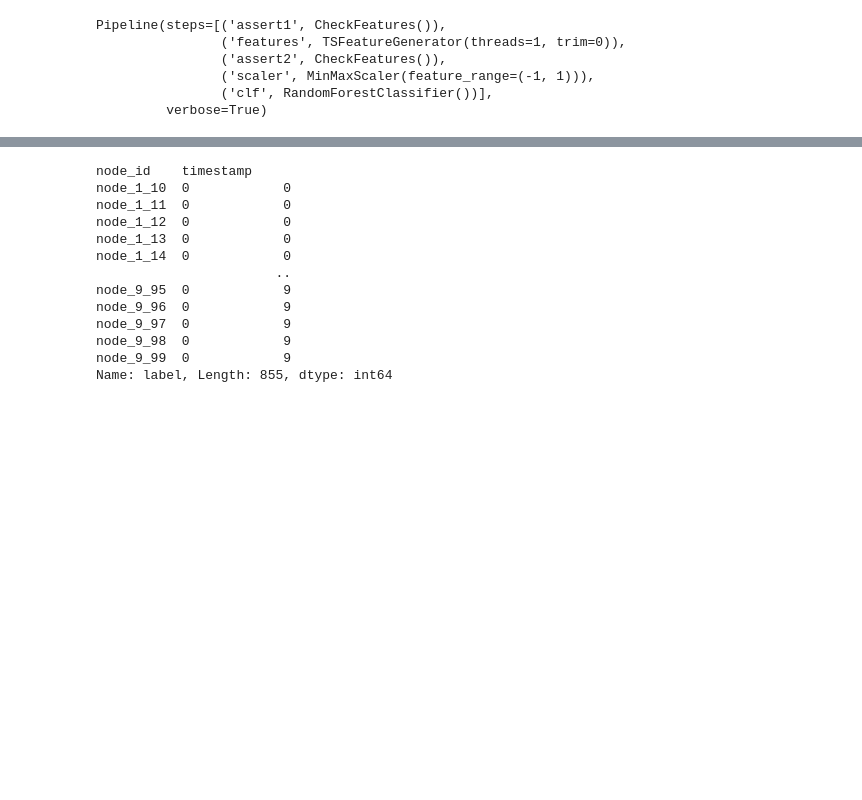
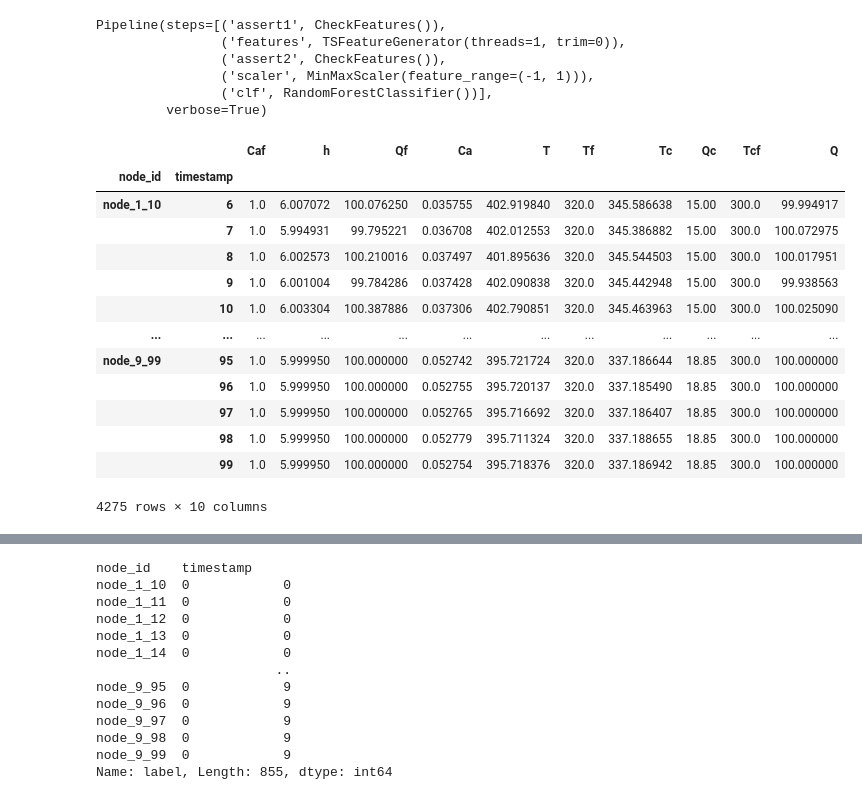
Before and after one commit to peaclab/CoMTE, a Jupyter notebook: cstr_usage.ipynb, the cells around one changed output, grey strips where cells are left out. Drawn from its saved outputs; the diff is of its cells as text; code cells hidden in the pictures; blank space fills up the shorter version.

```diff
--- a/cstr_usage.ipynb
+++ b/cstr_usage.ipynb
@@ -70,5 +75,22 @@ Pipeline(steps=[('assert1', CheckFeatures()),
                 ('scaler', MinMaxScaler(feature_range=(-1, 1))),
                 ('clf', RandomForestClassifier())],
          verbose=True)
+# %%
+test_timeseries
+# %% [output]
+|  |  | Caf | h | Qf | Ca | T | Tf | Tc | Qc | Tcf | Q |
+| node_id | timestamp |  |  |  |  |  |  |  |  |  |  |
+| node_1_10 | 6 | 1.0 | 6.007072 | 100.076250 | 0.035755 | 402.919840 | 320.0 | 345.586638 | 15.00 | 300.0 | 99.994917 |
+|  | 7 | 1.0 | 5.994931 | 99.795221 | 0.036708 | 402.012553 | 320.0 | 345.386882 | 15.00 | 300.0 | 100.072975 |
+|  | 8 | 1.0 | 6.002573 | 100.210016 | 0.037497 | 401.895636 | 320.0 | 345.544503 | 15.00 | 300.0 | 100.017951 |
+|  | 9 | 1.0 | 6.001004 | 99.784286 | 0.037428 | 402.090838 | 320.0 | 345.442948 | 15.00 | 300.0 | 99.938563 |
+|  | 10 | 1.0 | 6.003304 | 100.387886 | 0.037306 | 402.790851 | 320.0 | 345.463963 | 15.00 | 300.0 | 100.025090 |
+| ... | ... | ... | ... | ... | ... | ... | ... | ... | ... | ... | ... |
+| node_9_99 | 95 | 1.0 | 5.999950 | 100.000000 | 0.052742 | 395.721724 | 320.0 | 337.186644 | 18.85 | 300.0 | 100.000000 |
+|  | 96 | 1.0 | 5.999950 | 100.000000 | 0.052755 | 395.720137 | 320.0 | 337.185490 | 18.85 | 300.0 | 100.000000 |
+|  | 97 | 1.0 | 5.999950 | 100.000000 | 0.052765 | 395.716692 | 320.0 | 337.186407 | 18.85 | 300.0 | 100.000000 |
+|  | 98 | 1.0 | 5.999950 | 100.000000 | 0.052779 | 395.711324 | 320.0 | 337.188655 | 18.85 | 300.0 | 100.000000 |
+|  | 99 | 1.0 | 5.999950 | 100.000000 | 0.052754 | 395.718376 | 320.0 | 337.186942 | 18.85 | 300.0 | 100.000000 |
+4275 rows × 10 columns
 # %%
 preds = pipeline.predict(test_timeseries)
```
Also changed, not shown: parts of 12 cells of this notebook.
